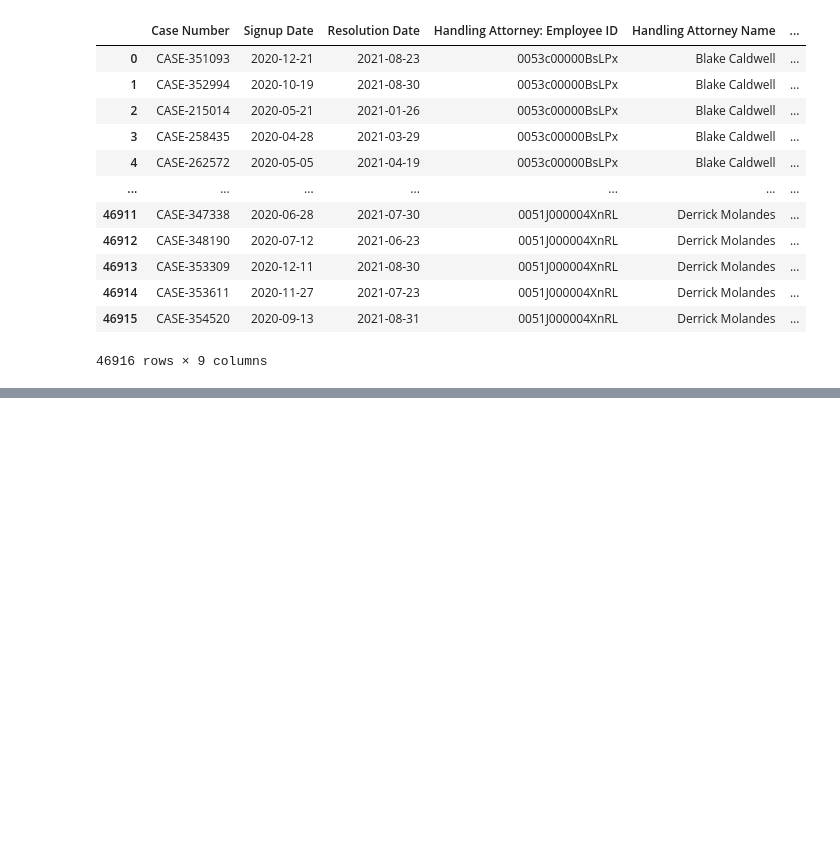
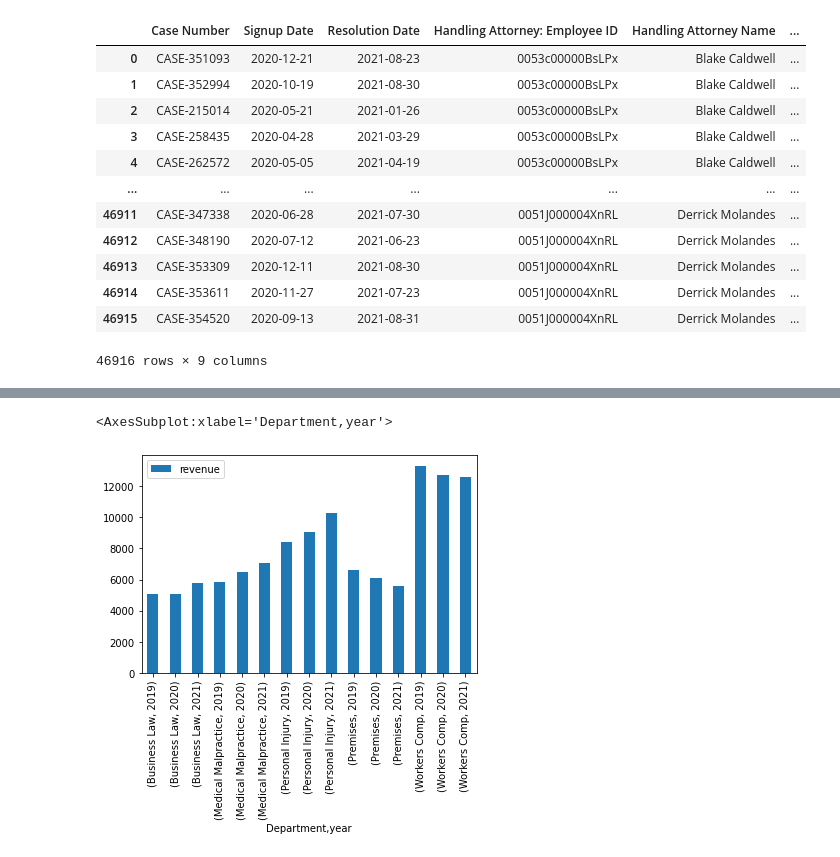
Before and after one commit to carlosiruiz/mnm-data_analyst, a Jupyter notebook: Untitled.ipynb, the cells around one changed output, grey strips where cells are left out. Cells and saved outputs as stored; diff of their text form; code cells hidden in the pictures; blank space fills up the shorter version.

```diff
--- a/Untitled.ipynb
+++ b/Untitled.ipynb
@@ -36,3 +36,8 @@ settle
 | 46914 | CASE-353611 | 2020-11-27 | 2021-07-23 | 0051J000004XnRL | Derrick Molandes | ... |
 | 46915 | CASE-354520 | 2020-09-13 | 2021-08-31 | 0051J000004XnRL | Derrick Molandes | ... |
 46916 rows × 9 columns
+# %%
+growth=pd.merge(emp,settle,left_on='Employee ID',right_on='Handling Attorney: Employee ID')[['Resolution Date','Case Expenses','Settlement Amount','Department','Office']]
+growth['year']=pd. DatetimeIndex(pd.to_datetime(growth['Resolution Date'],format='%Y%m%d')).year
+growth['revenue']=growth['Settlement Amount']-growth['Case Expenses']
+growth
@@ -38,0 +58,6 @@ settle
+# %%
+revenue=growth[['revenue','year','Department']].groupby(['Department','year']).mean()
+revenue.plot(kind='bar')
+# %% [output]
+<AxesSubplot:xlabel='Department,year'>
+[figure, added]
```
Also changed, not shown: parts of 3 cells of this notebook.
